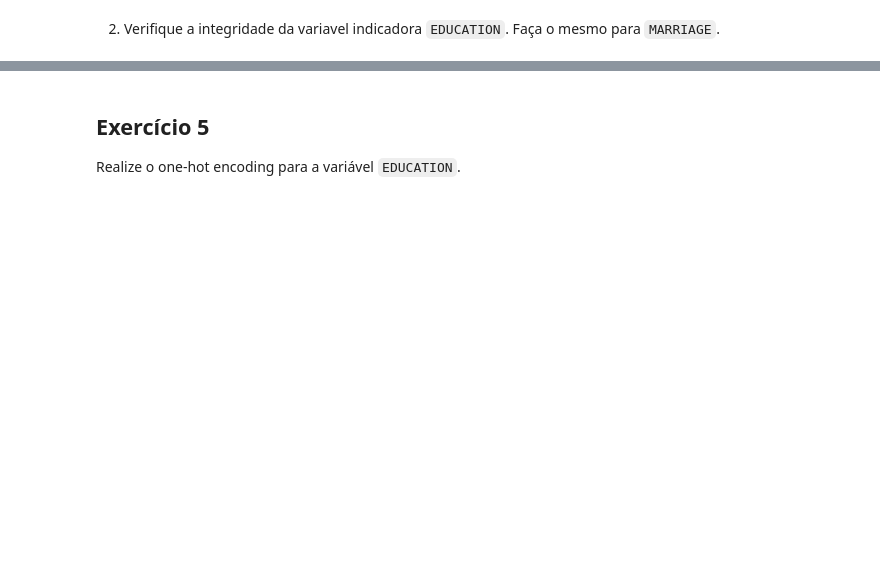
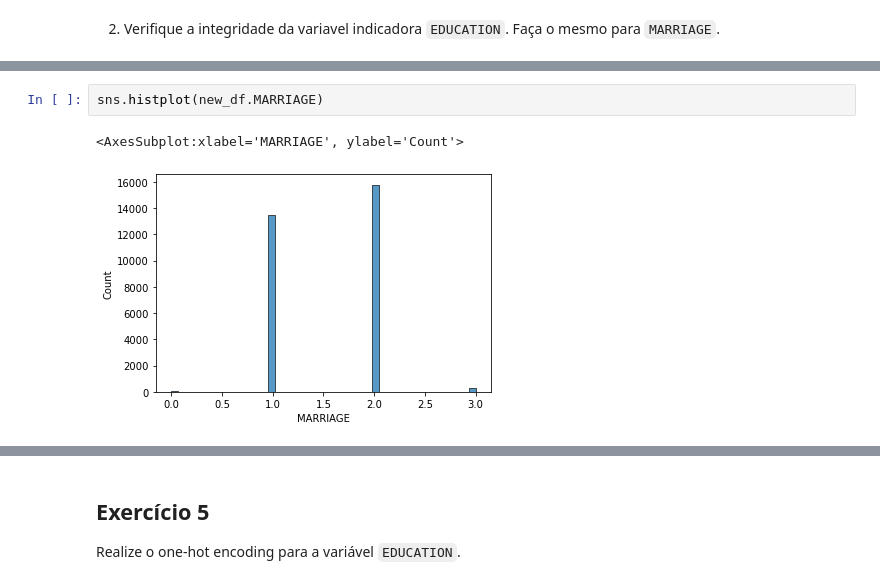
Before and after one commit to augusnunes/fraud-prediction, a Jupyter notebook: proj1.ipynb, the cells around one changed output, grey strips where cells are left out. Saved outputs shown, nothing was run; the diff lists cells and outputs as text; blank space fills up the shorter version.

```diff
--- a/proj1.ipynb
+++ b/proj1.ipynb
@@ -146,0 +206,5 @@ A probabilidade de fraude e sua variância não muda muito quando são retiradas
+# %%
+sns.histplot(new_df.MARRIAGE)
+# %% [output]
+<AxesSubplot:xlabel='MARRIAGE', ylabel='Count'>
+[figure, added]
```
Also changed, not shown: parts of 48 cells of this notebook, 2 other files.
